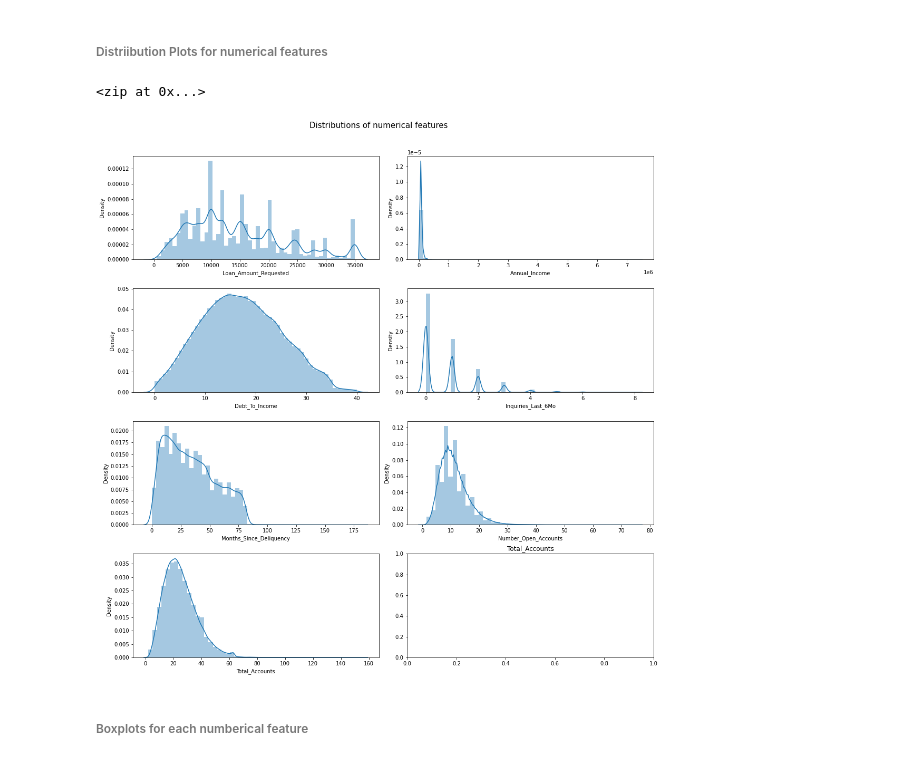
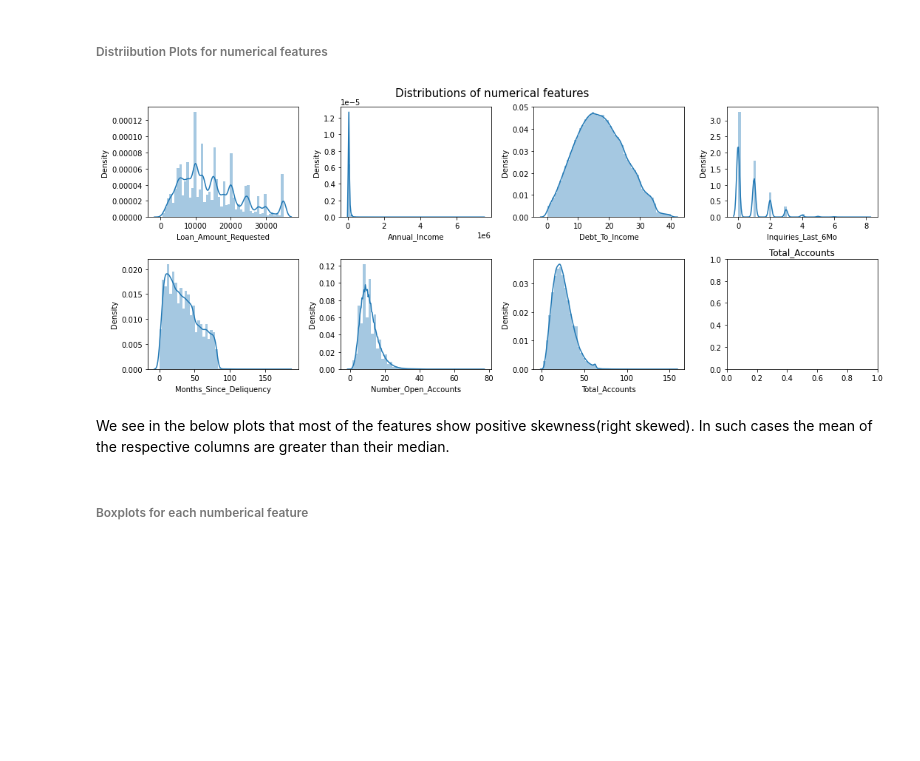
Before and after one commit to tejasmohanayyar/Interest_Rate_Prediction_Classification_UnsupervisedML, a Jupyter notebook: EDA Final.ipynb, the cells around one changed output. Cells and saved outputs as stored; diff of their text form; code cells hidden in the pictures; blank space fills up the shorter version.

```diff
--- a/EDA Final.ipynb
+++ b/EDA Final.ipynb
@@ -130,24 +142,22 @@ train.select_dtypes('object').describe().T
 # Univariate Analysis
 # %% [markdown]
 ###### Distriibution Plots for numerical features
-# %%
-zip(['a','b'],[1,2])
-# %% [output]
-<zip at 0x...>
 # %%
 data_dist = train.select_dtypes(np.number).drop('Interest_Rate',axis = 1)
-fig,ax = plt.subplots(nrows = 4,ncols = 2,figsize = (15,15))
+fig,ax = plt.subplots(nrows = 2,ncols = 4,figsize = (15,6))
 for variables,plotsubs in zip(data_dist.columns,ax.flatten()):
     plt.title(variables)
     plotsubs.tick_params(labelsize = 10)
     plotsubs.set_xlabel(variables,fontsize = 10)
     sns.distplot(data_dist[variables],ax = plotsubs)
     plt.tight_layout()
     plt.subplots_adjust(top = 0.92)
 fig.suptitle('Distributions of numerical features',fontsize = 15)
 plt.show()
 # %% [output]
-[figure, old version]
+[figure, new version]
+# %% [markdown]
+We see in the below plots that most of the features show positive skewness(right skewed). In such cases the mean of the respective columns are greater than their median.
 # %% [markdown]
 ###### Boxplots for each numberical feature
 # %%
```
Also changed, not shown: parts of 11 cells of this notebook, 9 other files.
